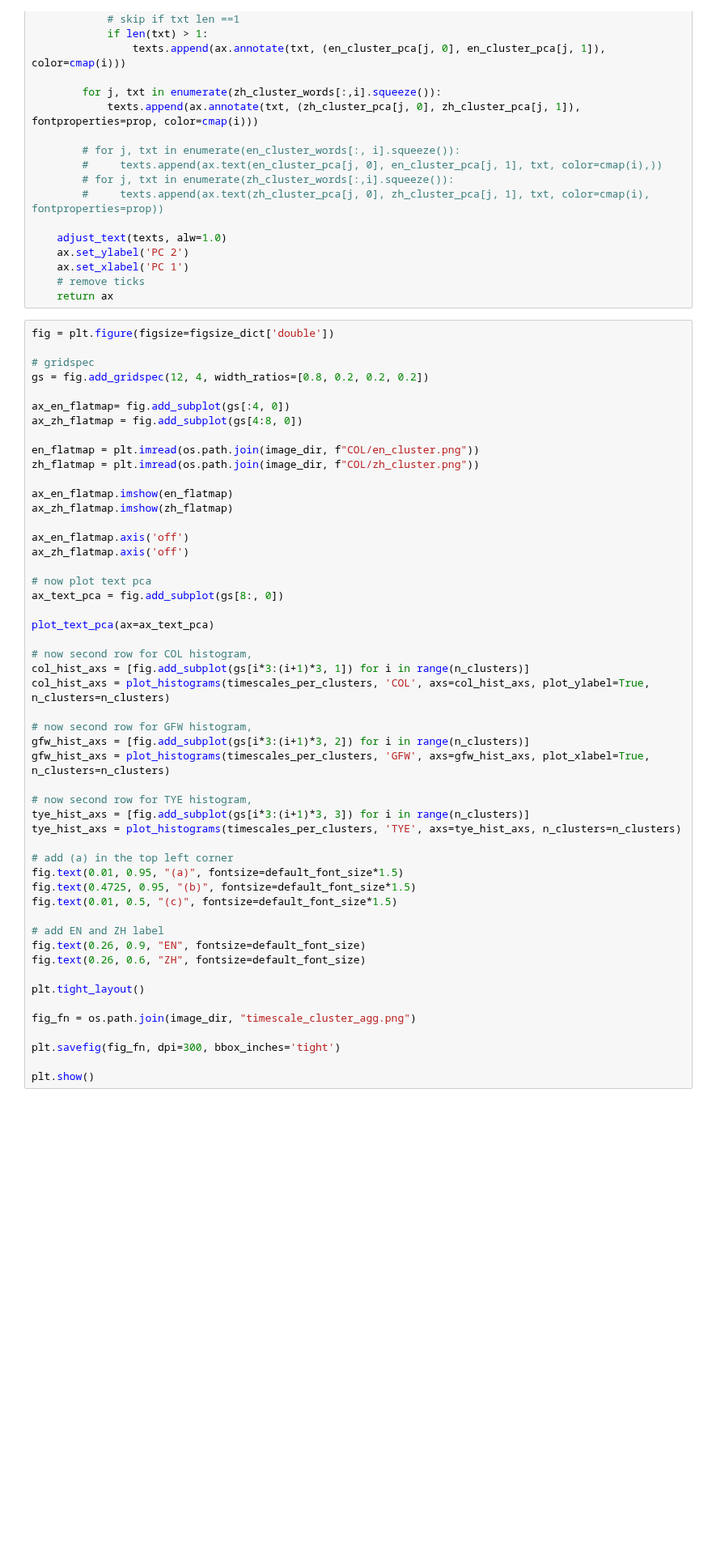
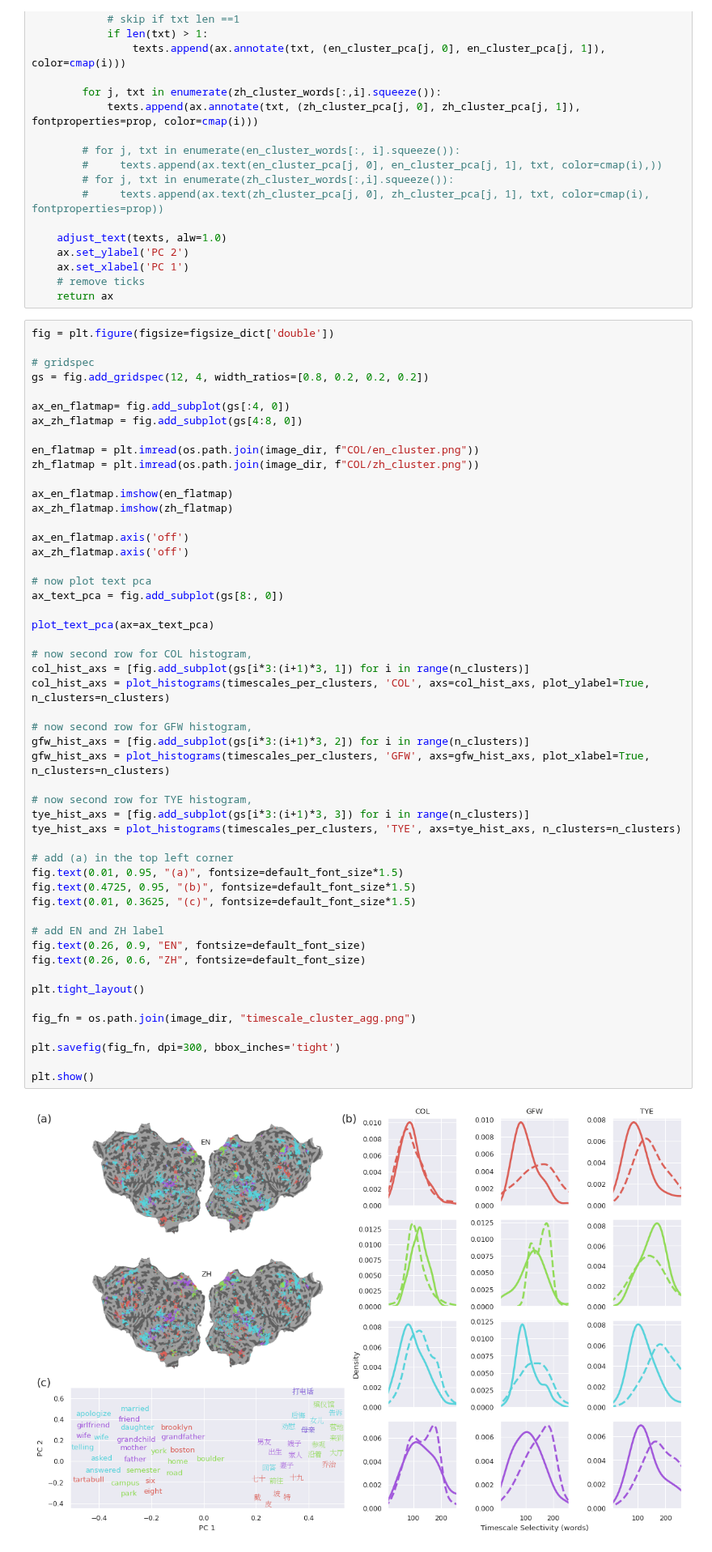
Before and after one commit to bramantyois/multilang_timescale, a Jupyter notebook: notebook/03_plots/07_b_semantic_map_4_clusters.ipynb, the cells around one changed output. Shown at 81% size. Drawn from its saved outputs; the diff is of its cells as text; blank space fills up the shorter version.

```diff
--- a/notebook/03_plots/07_b_semantic_map_4_clusters.ipynb
+++ b/notebook/03_plots/07_b_semantic_map_4_clusters.ipynb
@@ -458,31 +458,33 @@ ax_text_pca = fig.add_subplot(gs[8:, 0])
 
 plot_text_pca(ax=ax_text_pca)
 
 # now second row for COL histogram,
 col_hist_axs = [fig.add_subplot(gs[i*3:(i+1)*3, 1]) for i in range(n_clusters)]
 col_hist_axs = plot_histograms(timescales_per_clusters, 'COL', axs=col_hist_axs, plot_ylabel=True, n_clusters=n_clusters)
 
 # now second row for GFW histogram,
 gfw_hist_axs = [fig.add_subplot(gs[i*3:(i+1)*3, 2]) for i in range(n_clusters)]
 gfw_hist_axs = plot_histograms(timescales_per_clusters, 'GFW', axs=gfw_hist_axs, plot_xlabel=True, n_clusters=n_clusters)
 
 # now second row for TYE histogram,
 tye_hist_axs = [fig.add_subplot(gs[i*3:(i+1)*3, 3]) for i in range(n_clusters)]
 tye_hist_axs = plot_histograms(timescales_per_clusters, 'TYE', axs=tye_hist_axs, n_clusters=n_clusters)
 
 # add (a) in the top left corner
 fig.text(0.01, 0.95, "(a)", fontsize=default_font_size*1.5)
 fig.text(0.4725, 0.95, "(b)", fontsize=default_font_size*1.5)
-fig.text(0.01, 0.5, "(c)", fontsize=default_font_size*1.5)
+fig.text(0.01, 0.3625, "(c)", fontsize=default_font_size*1.5)
 
 # add EN and ZH label
 fig.text(0.26, 0.9, "EN", fontsize=default_font_size)
 fig.text(0.26, 0.6, "ZH", fontsize=default_font_size)
 
 plt.tight_layout()
 
 fig_fn = os.path.join(image_dir, "timescale_cluster_agg.png")
 
 plt.savefig(fig_fn, dpi=300, bbox_inches='tight')
 
 plt.show()
+# %% [output]
+[figure, added]
```
